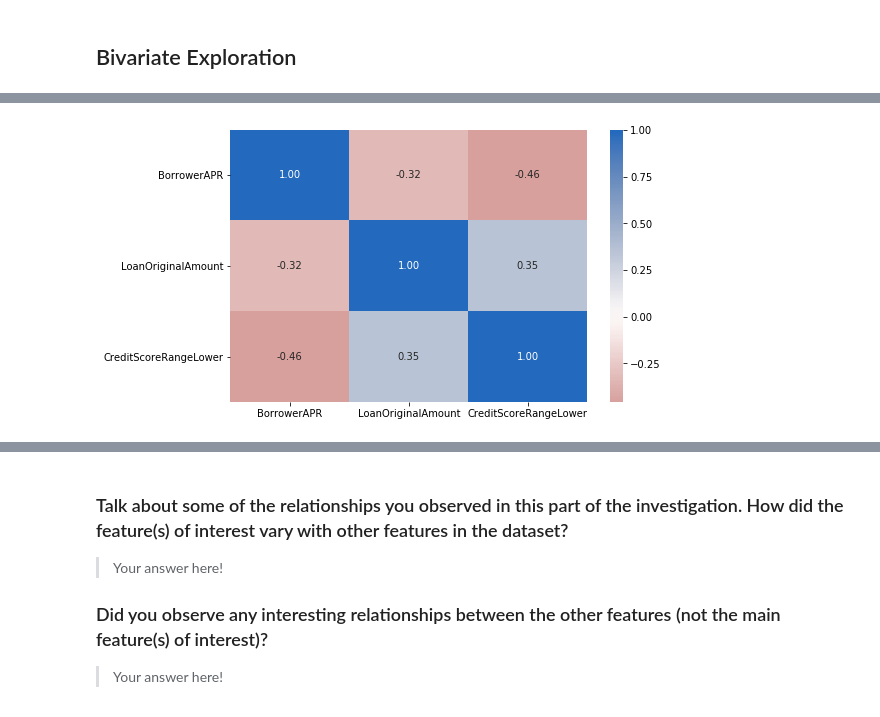
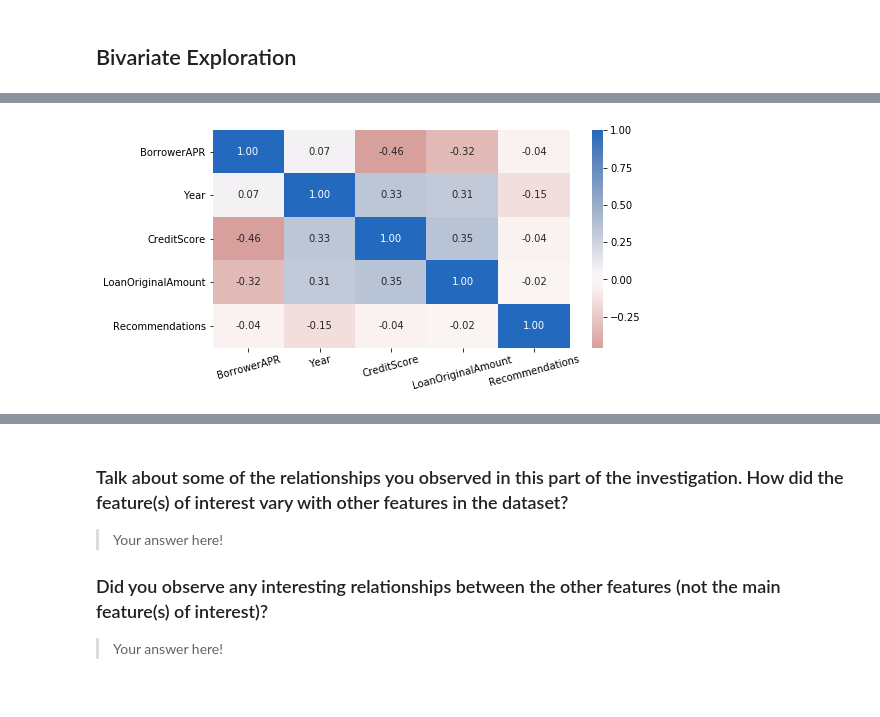
Before and after one commit to trulsmoller/communicate_data_findings, a Jupyter notebook: Exploration-of_Prosper-loan-data.ipynb, the cells around one changed output, grey strips where cells are left out. Cells and saved outputs as stored; diff of their text form; code cells hidden in the pictures.

```diff
--- a/Exploration-of_Prosper-loan-data.ipynb
+++ b/Exploration-of_Prosper-loan-data.ipynb
@@ -246,0 +281,5 @@ We see that the categorical data types are indeed there, and among them at the v
+# %%
+# We drop the rows with credit score range less than 400. There turns out to be four of them.
+
+ind = df[(df.CreditScoreRangeLower < 400) | (df.CreditScoreRangeUpper < 400)].index
+ind
@@ -246,0 +288,2 @@ We see that the categorical data types are indeed there, and among them at the v
+# %%
+df = df.drop(ind)
@@ -246,0 +298,2 @@ We see that the categorical data types are indeed there, and among them at the v
+# %%
+df['CreditScore'] = (df['CreditScoreRangeUpper'] + df['CreditScoreRangeLower'])/2.0
@@ -816,3 +958,3 @@ And for 'ListingCategory (numeric)' I added text and put it in a new column 'Lis
 # %%
-numeric_vars = ['BorrowerAPR', 'LoanOriginalAmount', 'CreditScoreRangeLower']
+numeric_vars = ['BorrowerAPR', 'Year', 'CreditScore', 'LoanOriginalAmount', 'Recommendations']
 categoric_vars = ['ProsperRating', 'Term', 'LoanStatus', 'ListingCategory', 'IncomeRange']
@@ -819,8 +973,9 @@ categoric_vars = ['ProsperRating', 'Term', 'LoanStatus', 'ListingCategory', 'Inc
 # %%
 # correlation plot
-plt.figure(figsize = [8, 5])
+plt.figure(figsize = [8, 4])
 sb.heatmap(df[numeric_vars].corr(), annot = True, fmt = '.2f',
            cmap = 'vlag_r', center = 0)
+plt.xticks(rotation = 15)
 plt.show()
 # %% [output]
-[figure, old version]
+[figure, new version]
```
Also changed, not shown: parts of 91 cells of this notebook.
